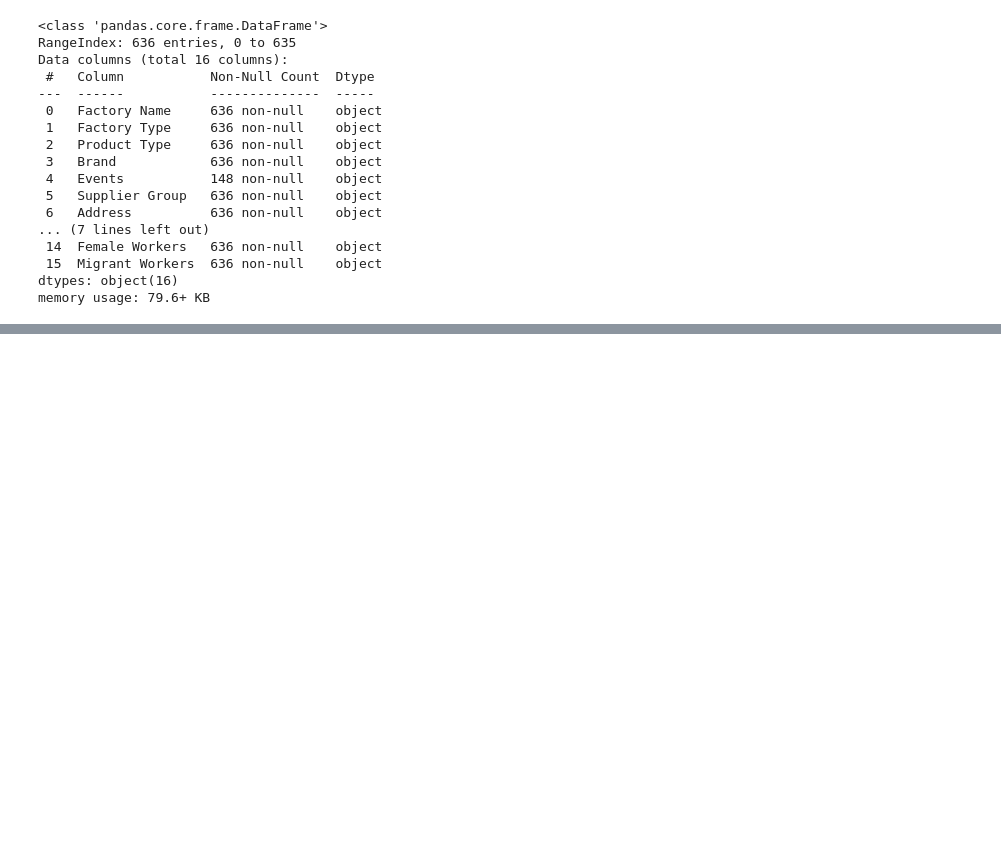
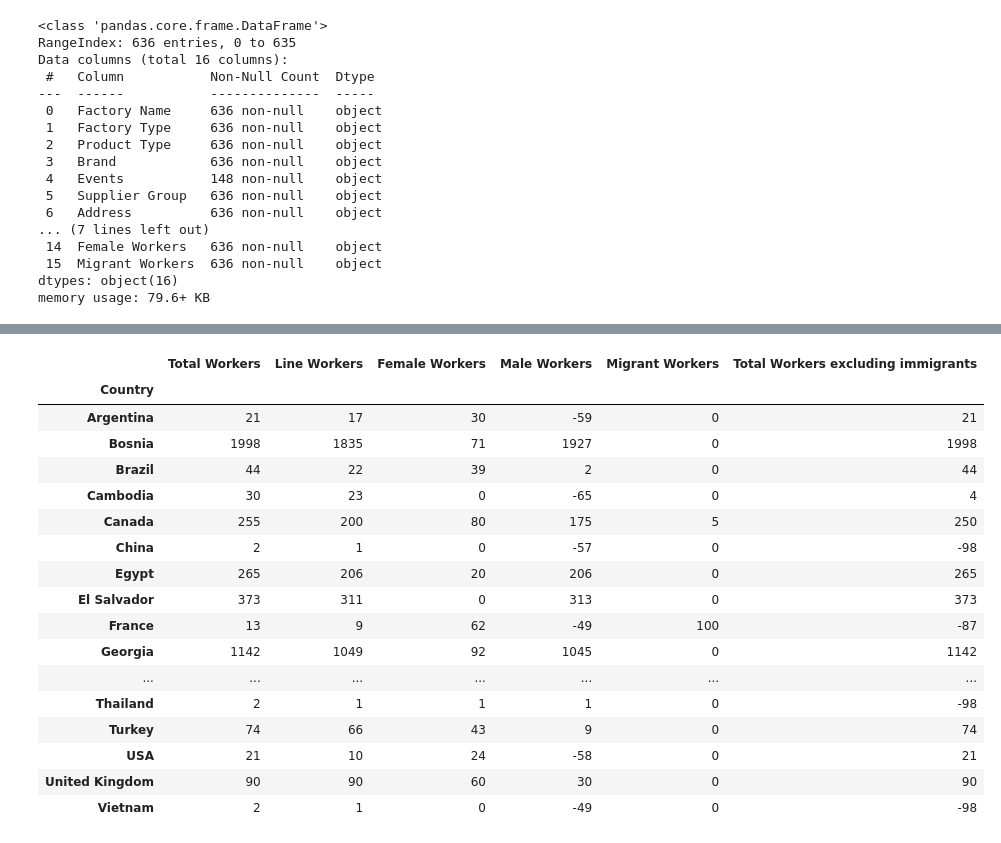
Before and after one commit to ousseeema/data-science, a Jupyter notebook: projet_python.ipynb, the cells around one changed output, grey strips where cells are left out. Saved outputs shown, nothing was run; the diff lists cells and outputs as text; code cells hidden in the pictures; blank space fills up the shorter version.

```diff
--- a/projet_python.ipynb
+++ b/projet_python.ipynb
@@ -86,0 +241,23 @@ data.head()
+# %%
+# the minimum workers in details (each country)
+res11 = data.groupby("Country").agg({"Total Workers": "min", "Line Workers": "min", "Female Workers":"min",  "Male Workers":"min","Migrant Workers":"min","Total Workers excluding immigrants":"min"  })
+res11
+# %% [output]
+|  | Total Workers | Line Workers | Female Workers | Male Workers | Migrant Workers | Total Workers excluding immigrants |
+| Country |  |  |  |  |  |  |
+| Argentina | 21 | 17 | 30 | -59 | 0 | 21 |
+| Bosnia | 1998 | 1835 | 71 | 1927 | 0 | 1998 |
+| Brazil | 44 | 22 | 39 | 2 | 0 | 44 |
+| Cambodia | 30 | 23 | 0 | -65 | 0 | 4 |
+| Canada | 255 | 200 | 80 | 175 | 5 | 250 |
+| China | 2 | 1 | 0 | -57 | 0 | -98 |
+| Egypt | 265 | 206 | 20 | 206 | 0 | 265 |
+| El Salvador | 373 | 311 | 0 | 313 | 0 | 373 |
+| France | 13 | 9 | 62 | -49 | 100 | -87 |
+| Georgia | 1142 | 1049 | 92 | 1045 | 0 | 1142 |
+| ... | ... | ... | ... | ... | ... | ... |
+| Thailand | 2 | 1 | 1 | 1 | 0 | -98 |
+| Turkey | 74 | 66 | 43 | 9 | 0 | 74 |
+| USA | 21 | 10 | 24 | -58 | 0 | 21 |
+| United Kingdom | 90 | 90 | 60 | 30 | 0 | 90 |
+| Vietnam | 2 | 1 | 0 | -49 | 0 | -98 |
```
Also changed, not shown: parts of 12 cells of this notebook.
